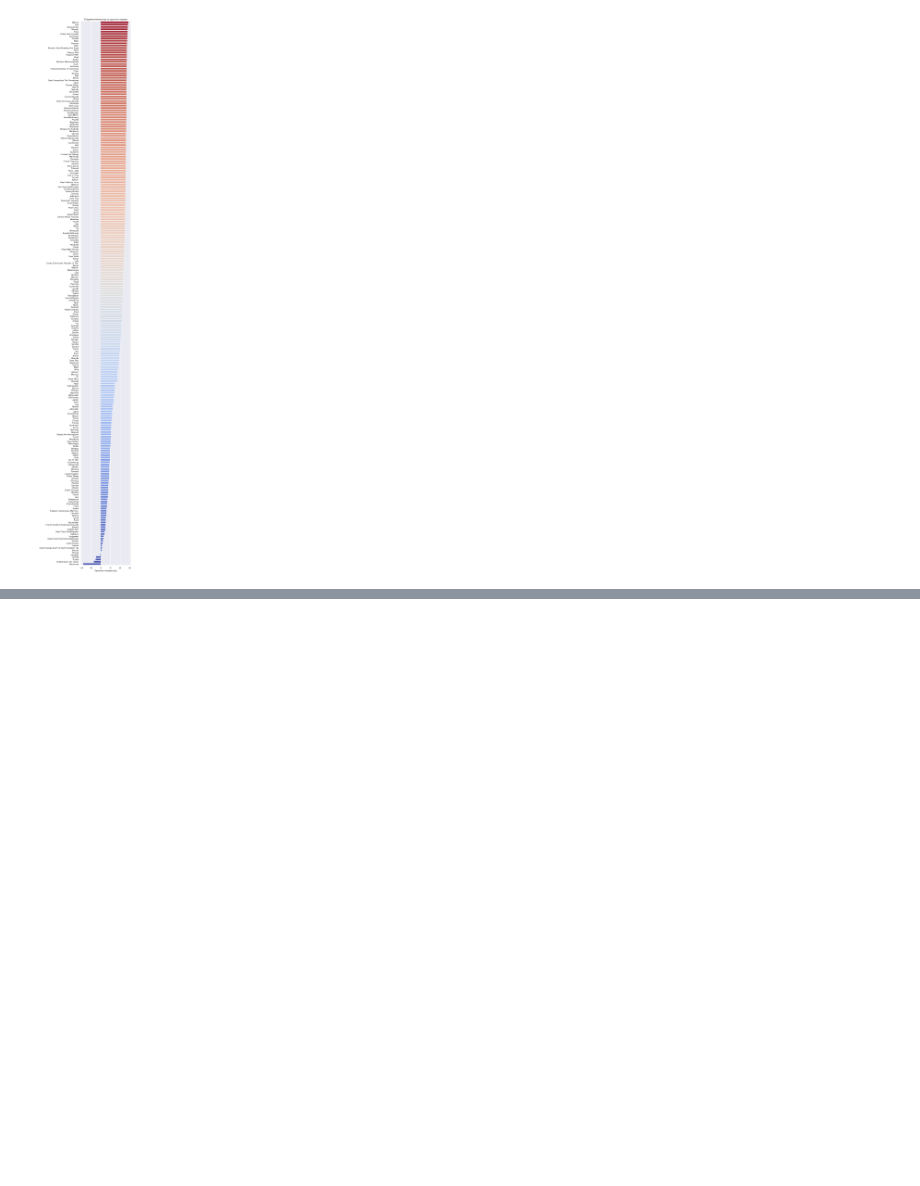
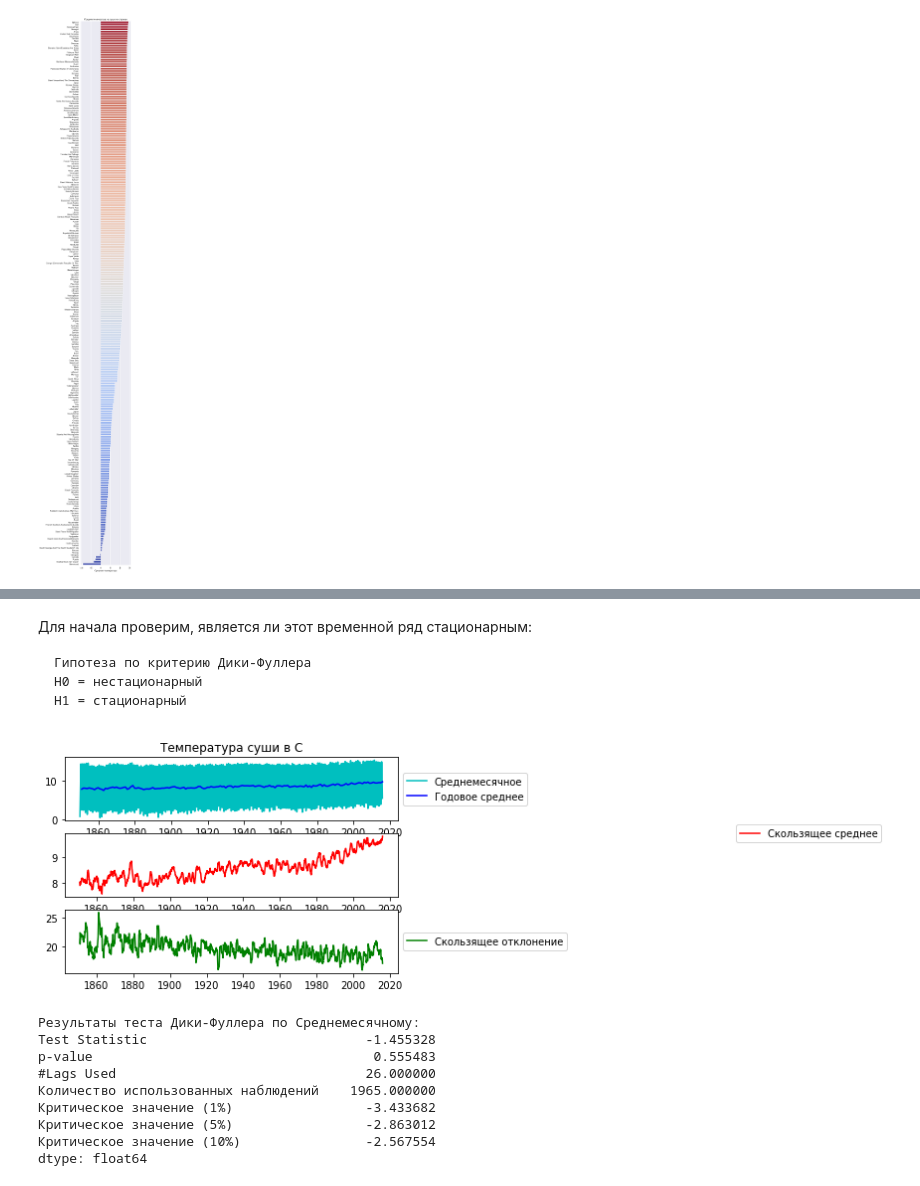
Before and after one commit to SizovaDarya708/ClimateChange, a Jupyter notebook: Climate Change Project.ipynb, the cells around one changed output, grey strips where cells are left out. Saved outputs shown, nothing was run; the diff lists cells and outputs as text; code cells hidden in the pictures; blank space fills up the shorter version.

Commit message:
Проверка на стационарность

```diff
--- a/Climate Change Project.ipynb
+++ b/Climate Change Project.ipynb
@@ -180,0 +185,13 @@ Text = ax.set(xlabel='Срерняя температура', title='Средн
+# %%
+import numpy as np
+import pandas as pd
+import matplotlib.pyplot as plt
+import statsmodels.api as sm
+import scipy.stats as stats
+
+import warnings
+warnings.simplefilter('ignore')
+
+%matplotlib inline
+
+global_temp = pd.read_csv('GlobalTemperatures.csv')
@@ -180,0 +201,5 @@ Text = ax.set(xlabel='Срерняя температура', title='Средн
+# %%
+global_temp['dt'] = pd.to_datetime(global_temp['dt'])
+global_temp.set_index('dt', inplace = True)
+global_temp.dropna(how = 'any', inplace = True)
+global_temp.head()
@@ -180,0 +224,55 @@ Text = ax.set(xlabel='Срерняя температура', title='Средн
+# %% [markdown]
+Для начала проверим, является ли этот временной ряд стационарным:
+
+    Гипотеза по критерию Дики-Фуллера
+    H0 = нестационарный
+    Н1 = стационарный
+# %%
+fig = plt.figure()
+
+plt.subplot(311)
+plt.title('Температура суши в С')
+plt.plot(global_temp['LandAverageTemperature'], color = 'c', label = 'Среднемесячное')
+plt.plot(global_temp['LandAverageTemperature'].resample('A').mean(), color = 'b', label = 'Годовое среднее')
+plt.legend(loc='center left', bbox_to_anchor=(1.0, 0.5))
+
+
+
+# Добавление скользящего среднего
+rolmean = global_temp['LandAverageTemperature'].rolling(12).mean()
+rolvar = global_temp['LandAverageTemperature'].rolling(12).var()
+
+plt.subplot(312)
+plt.plot(rolmean, label = 'Скользящее среднее', color = 'r')
+plt.legend(loc='center left', bbox_to_anchor=(2, 1))
+
+plt.subplot(313)
+plt.plot(rolvar, label = 'Скользящее отклонение', color = 'g')
+plt.legend(loc='center left', bbox_to_anchor=(2, 1ko))
+plt.show()
+
+# Дополненный тест Дики-Фуллера на стационарность.
+def stationarity_test(s, name = None):
+    if name != None:
+        print('Результаты теста Дики-Фуллера по %s:'%name)
+    else:
+        print('Результаты теста Дики-Фуллера:')
+
+    df_test = sm.tsa.stattools.adfuller(s)
+    df_result = pd.Series(df_test[0:4], index=['Test Statistic','p-value','#Lags Used','Количество использованных наблюдений'])
+    for key,value in df_test[4].items():
+        df_result['Критическое значение (%s)'%key] = value
+    print(df_result)
+
+stationarity_test(global_temp['LandAverageTemperature'], 'Среднемесячному')
+# %% [output]
+[figure, added]
+Результаты теста Дики-Фуллера по Среднемесячному:
+Test Statistic                            -1.455328
+p-value                                    0.555483
+#Lags Used                                26.000000
+Количество использованных наблюдений    1965.000000
+Критическое значение (1%)                 -3.433682
+Критическое значение (5%)                 -2.863012
+Критическое значение (10%)                -2.567554
+dtype: float64
```
Also changed, not shown: parts of 13 cells of this notebook, 1 other file.
